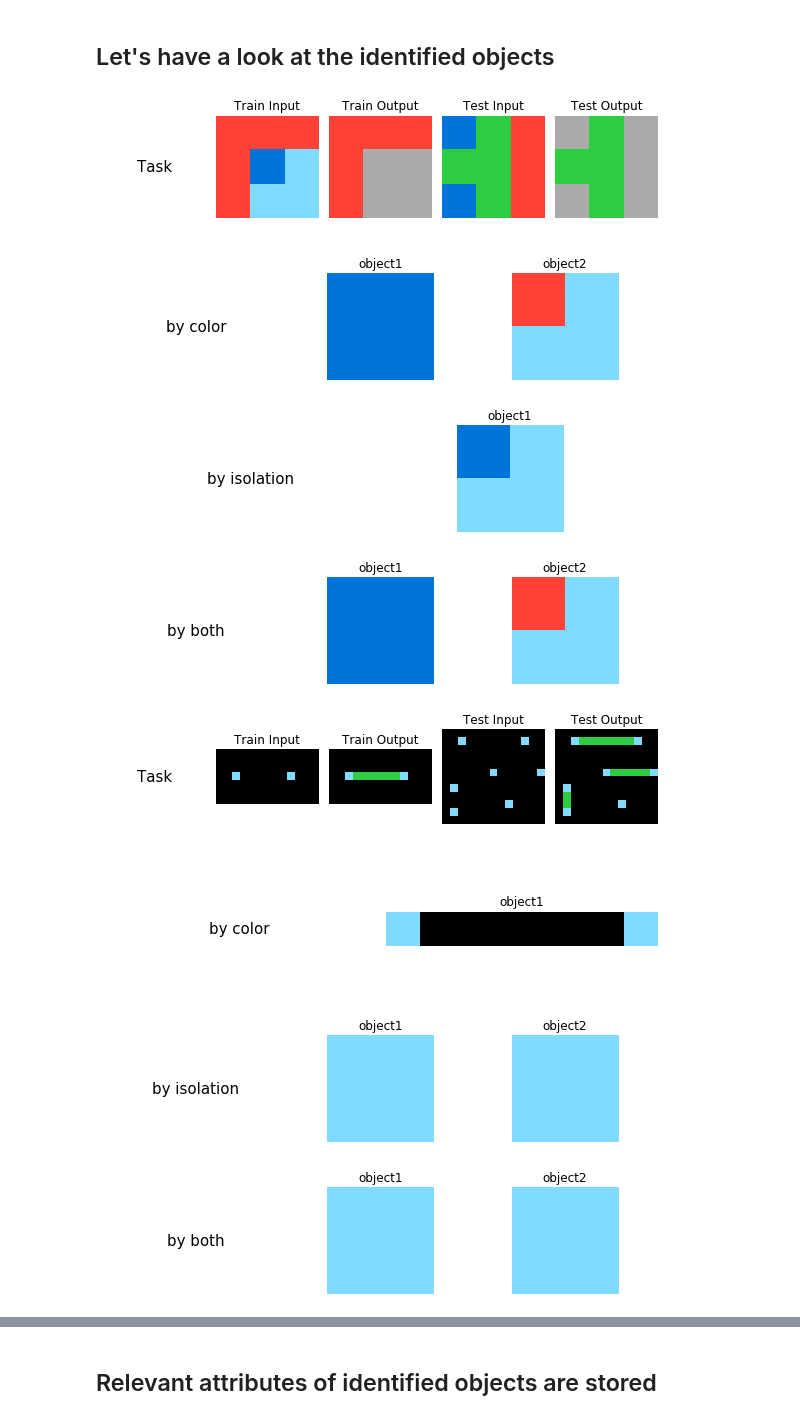
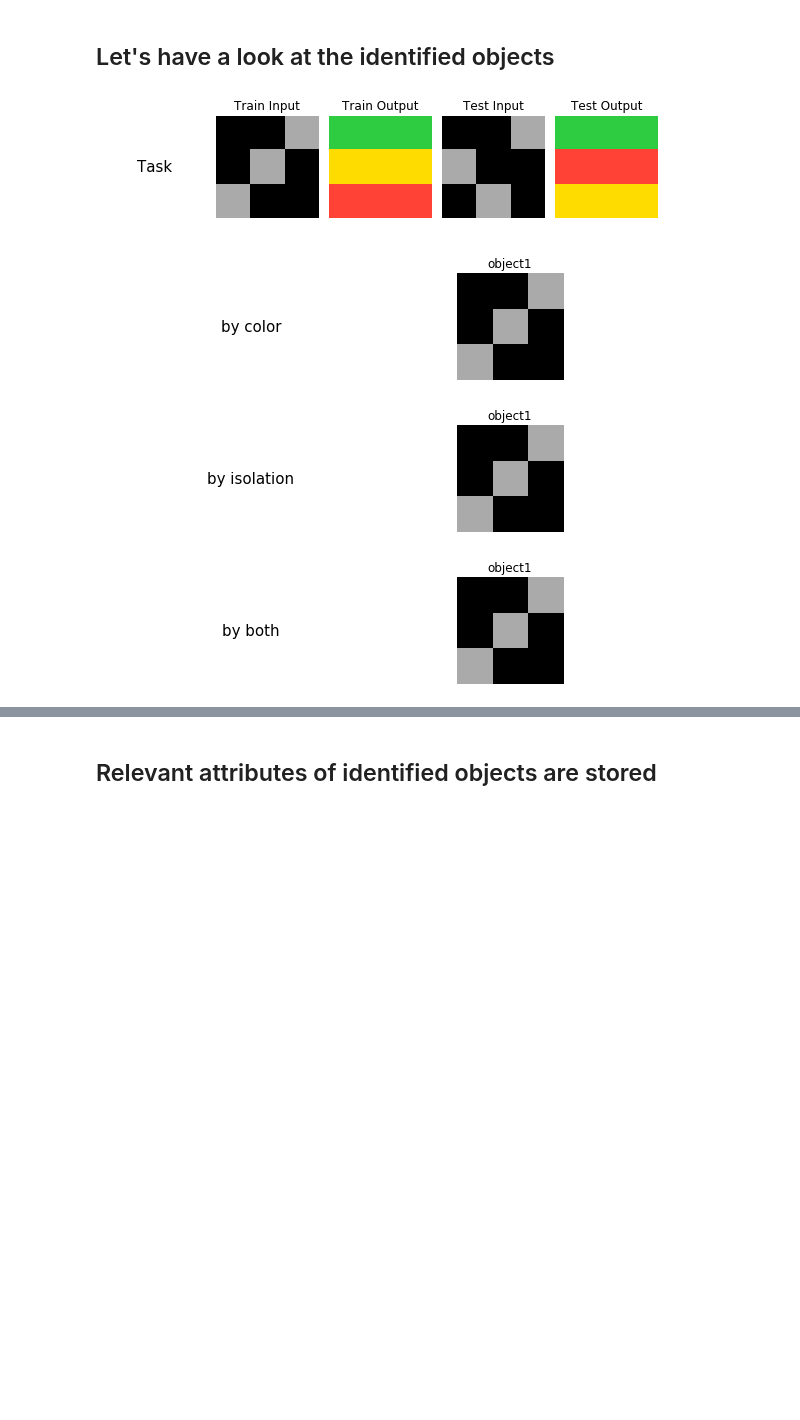
Before and after one commit to prohor33/arc, a Jupyter notebook: others/arc-identify-objects.ipynb, the cells around one changed output, grey strips where cells are left out. Cells and saved outputs as stored; diff of their text form; code cells hidden in the pictures; blank space fills up the shorter version.

```diff
--- a/others/arc-identify-objects.ipynb
+++ b/others/arc-identify-objects.ipynb
@@ -98,9 +98,9 @@ class ARC_solver:
         if len(identified_objects) == 0:
             print('No objects were identified.')
             return
-        if len(identified_objects) > 10:
-            print('Way too many objects (>10). Not gonna plot them.')
-            return
+        # if len(identified_objects) > 10:
+        #     print('Way too many objects (>10). Not gonna plot them.')
+        #     return
 
         fig, axs = plt.subplots(1, len(identified_objects) + 1, figsize = (8,2))
         for i in range(len(identified_objects) + 1):
@@ -168,7 +168,7 @@ class ARC_solver:
         return objectness
 
     def identify_object_by_color(self, true_image, background = 0):
-        # identify obeject by the color only
+        # identify object by the color only
         unique_colors = np.unique(true_image)
         for i, color in enumerate(unique_colors):
           image = np.copy(true_image) # make a copy from original first
@@ -312,33 +312,30 @@ class ARC_solver:
 # %%
 # randomly select 20 task numbers
 TASK_NUM = np.random.randint(1,400, size = 20)
+TASK_NUM = [0]
 for task_num in TASK_NUM:
     arc = ARC_solver(task_num)
     arc.plot_task()
     # select an image for object identification
     # WE USE TRAIN INPUT
     image = np.array(train_tasks[task_num]['train'][0]['input'])
 
     # identify objects only by color
     arc.reset()
     arc.identify_object(image, method = 1)
     arc.plot_identified_objects(arc.identified_objects, title = 'by color')
 
     # identify objects only by isolation
     arc.reset()
     arc.identify_object(image, method = 2)
     arc.plot_identified_objects(arc.identified_objects, title = 'by isolation')
 
     # identify objects by color and isolation
     arc.reset()
     arc.identify_object(image, method = 3)
     arc.plot_identified_objects(arc.identified_objects, title = 'by both')
 # %% [output]
-[figure, old version]
+[figure, new version]
-[figure, old version]
+[figure, new version]
-[figure, old version]
+[figure, new version]
-[figure, old version]
+[figure, new version]
-[figure, removed]
-[figure, removed]
-[figure, removed]
-[figure, removed]
```
Also changed, not shown: parts of 2 cells of this notebook, 1 other file.
